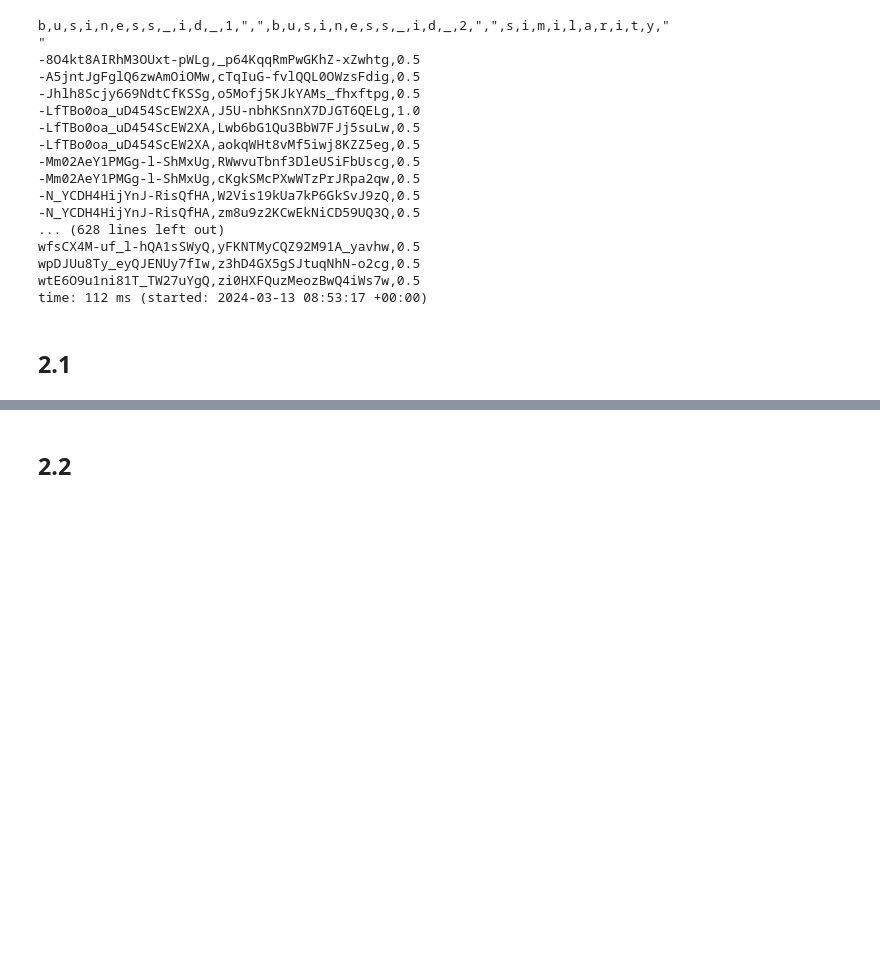
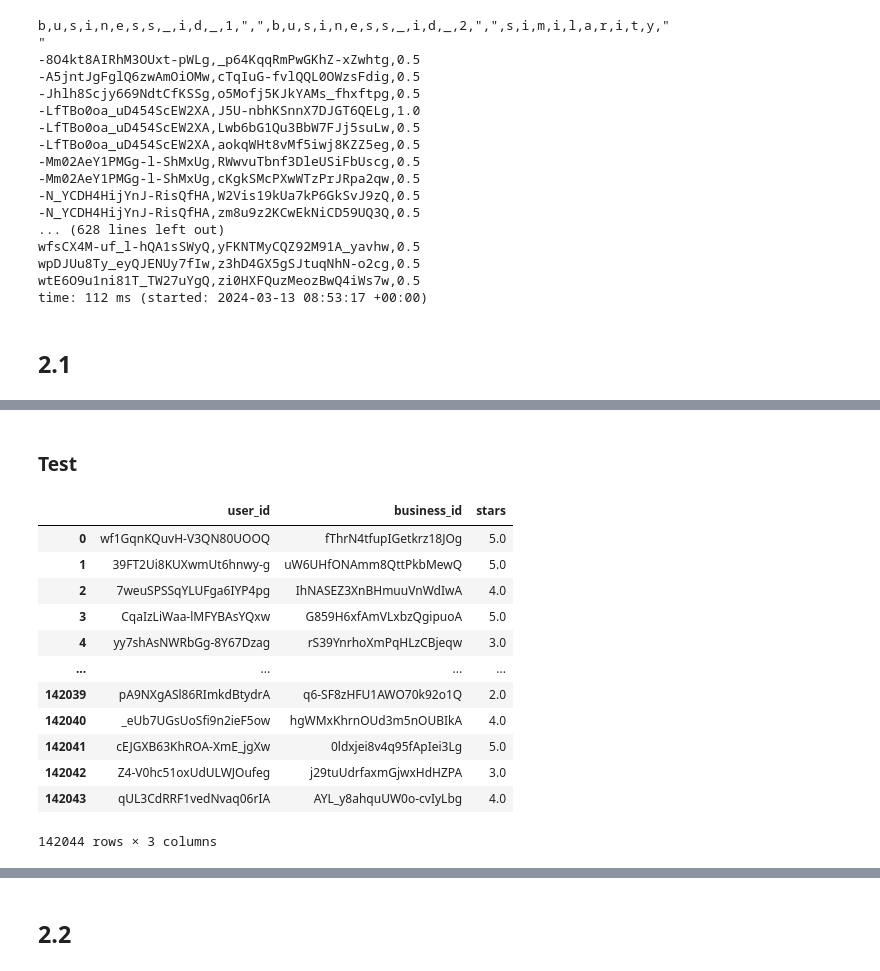
Before and after one commit to KayvanShah1/usc-dsci553-data-mining-sp24, a Jupyter notebook: assignment-3/notebooks/HW3.ipynb, the cells around one changed output, grey strips where cells are left out. Drawn from its saved outputs; the diff is of its cells as text; code cells hidden in the pictures; blank space fills up the shorter version.

```diff
--- a/assignment-3/notebooks/HW3.ipynb
+++ b/assignment-3/notebooks/HW3.ipynb
@@ -498,0 +1018,20 @@ time: 112 ms (started: 2024-03-13 08:53:17 +00:00)
+# %% [markdown]
+### Test
+# %%
+df = pd.read_csv("HW3StudentData/yelp_val.csv")
+# df.loc[df["user_id"]=="wf1GqnKQuvH-V3QN80UOOQ"]
+df
+# %% [output]
+|  | user_id | business_id | stars |
+| 0 | wf1GqnKQuvH-V3QN80UOOQ | fThrN4tfupIGetkrz18JOg | 5.0 |
+| 1 | 39FT2Ui8KUXwmUt6hnwy-g | uW6UHfONAmm8QttPkbMewQ | 5.0 |
+| 2 | 7weuSPSSqYLUFga6IYP4pg | IhNASEZ3XnBHmuuVnWdIwA | 4.0 |
+| 3 | CqaIzLiWaa-lMFYBAsYQxw | G859H6xfAmVLxbzQgipuoA | 5.0 |
+| 4 | yy7shAsNWRbGg-8Y67Dzag | rS39YnrhoXmPqHLzCBjeqw | 3.0 |
+| ... | ... | ... | ... |
+| 142039 | pA9NXgASl86RImkdBtydrA | q6-SF8zHFU1AWO70k92o1Q | 2.0 |
+| 142040 | _eUb7UGsUoSfi9n2ieF5ow | hgWMxKhrnOUd3m5nOUBIkA | 4.0 |
+| 142041 | cEJGXB63KhROA-XmE_jgXw | 0ldxjei8v4q95fApIei3Lg | 5.0 |
+| 142042 | Z4-V0hc51oxUdULWJOufeg | j29tuUdrfaxmGjwxHdHZPA | 3.0 |
+| 142043 | qUL3CdRRF1vedNvaq06rIA | AYL_y8ahquUW0o-cvIyLbg | 4.0 |
+142044 rows × 3 columns
```
Also changed, not shown: parts of 15 cells of this notebook.
